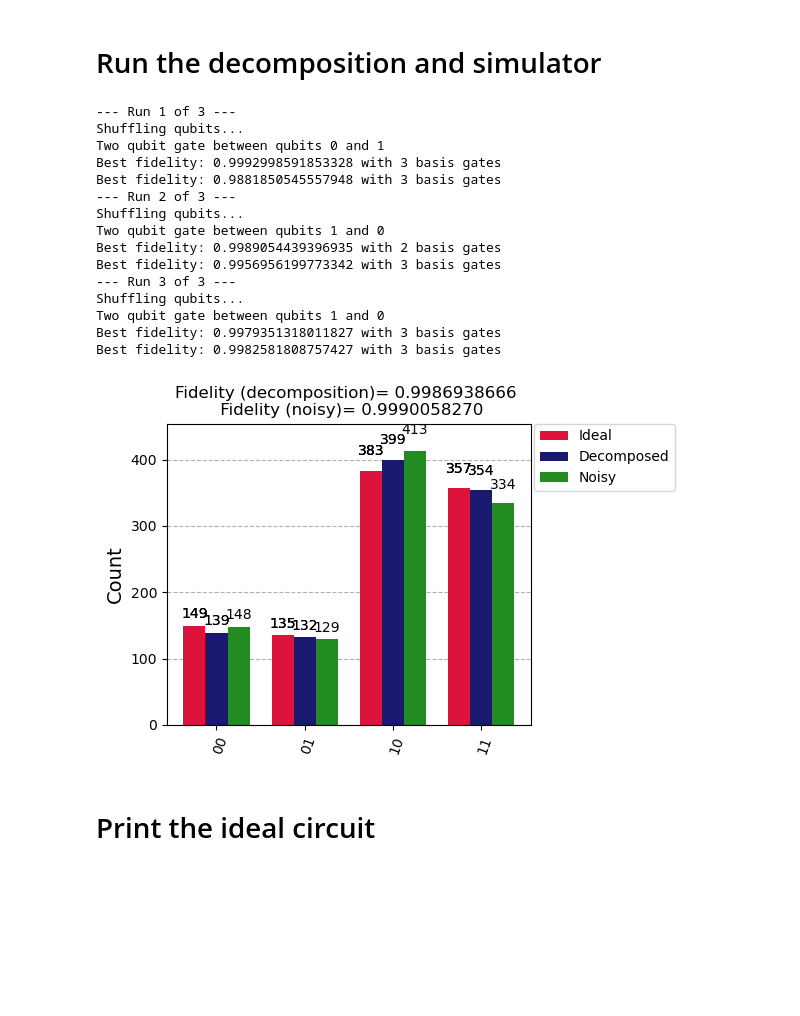
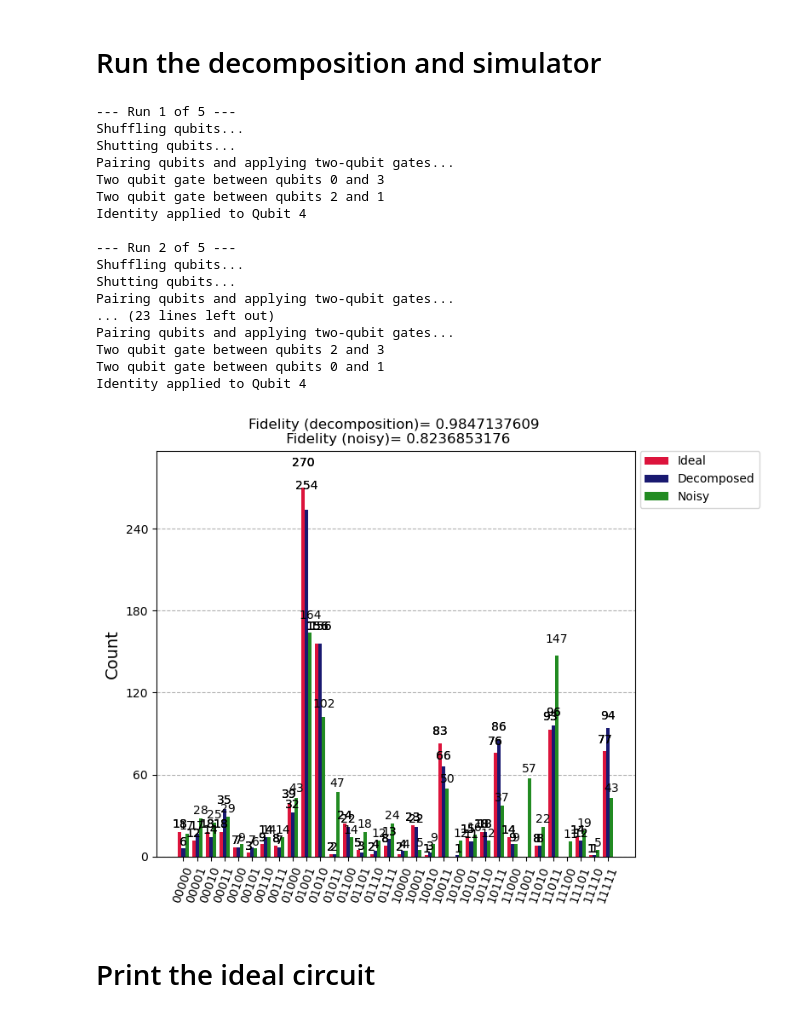
Before and after one commit to mikejshubrook/quantum-compiler, a Jupyter notebook: quantum-compiler.ipynb, the cells around one changed output. Drawn from its saved outputs; the diff is of its cells as text; code cells hidden in the pictures; blank space fills up the shorter version.

```diff
--- a/quantum-compiler.ipynb
+++ b/quantum-compiler.ipynb
@@ -72,8 +74,8 @@ euler_basis = "XYX"  # Euler basis
 # %% [markdown]
 # Choose the number of qubits and circuit depth
 # %%
-number_of_qubits = 2 #choose number of qubits
-circuit_depth = 3 #choose depth of circuit
+number_of_qubits = 5 #choose number of qubits
+circuit_depth = 5 #choose depth of circuit
 # %% [markdown]
 # Add errors to gates creating a NoiseModel
 # %%
@@ -93,35 +95,38 @@ total_noise_model = trapped_ion_noise_model(number_of_qubits, circuit_depth)
 # calculate the quantum circuits
 qc_exact, qc_decomposed, qc_noisy = run_compiler(number_of_qubits, circuit_depth, basis_gate, euler_basis, total_noise_model)
 # %% [output]
---- Run 1 of 3 ---
+--- Run 1 of 5 ---
 Shuffling qubits...
+Shutting qubits...
+Pairing qubits and applying two-qubit gates...
+Two qubit gate between qubits 0 and 3
+Two qubit gate between qubits 2 and 1
+Identity applied to Qubit 4
+
+--- Run 2 of 5 ---
+Shuffling qubits...
+Shutting qubits...
+Pairing qubits and applying two-qubit gates...
+... (23 lines left out)
+Pairing qubits and applying two-qubit gates...
+Two qubit gate between qubits 2 and 3
 Two qubit gate between qubits 0 and 1
-Best fidelity: 0.9992998591853328 with 3 basis gates
-Best fidelity: 0.9881850545557948 with 3 basis gates
---- Run 2 of 3 ---
-Shuffling qubits...
-Two qubit gate between qubits 1 and 0
-Best fidelity: 0.9989054439396935 with 2 basis gates
-Best fidelity: 0.9956956199773342 with 3 basis gates
---- Run 3 of 3 ---
-Shuffling qubits...
-Two qubit gate between qubits 1 and 0
-Best fidelity: 0.9979351318011827 with 3 basis gates
-Best fidelity: 0.9982581808757427 with 3 basis gates
+Identity applied to Qubit 4
 # %%
 # Run both circuits, calculate fidelity and plot histograms
 # The fielity is calculated by comparing the counts of the ideal circuit with the counts of the decomposed and noisy circuits.
 
 
 fid_decomposed, counts_exact, counts_decomp = circuit_fidelity(number_of_qubits, qc_exact, qc_decomposed, None)
 fid_noisy, counts_exact, counts_noisy = circuit_fidelity(number_of_qubits, qc_exact, qc_noisy, total_noise_model)
 
 legend = ['Ideal', 'Decomposed', 'Noisy']
 
-plot_histogram([counts_exact, counts_decomp, counts_noisy], figsize=(6,4), legend=legend, color=['crimson','midnightblue', 'forestgreen'],
-                title=f'Fidelity (decomposition)= {fid_decomposed:.10f} \n Fidelity (noisy)= {fid_noisy:.10f}',)
+
+plot_histogram([counts_exact, counts_decomp, counts_noisy], figsize=(8,6), legend=legend, color=['crimson','midnightblue', 'forestgreen'],
+                title=f'Fidelity (decomposition)= {fid_decomposed:.10f} \n Fidelity (noisy)= {fid_noisy:.10f}')
 # %% [output]
-[figure, old version]
+[figure, new version]
 # %% [markdown]
 # Print the ideal circuit
 # %%
```
Also changed, not shown: parts of 6 cells of this notebook, 2 other files.
